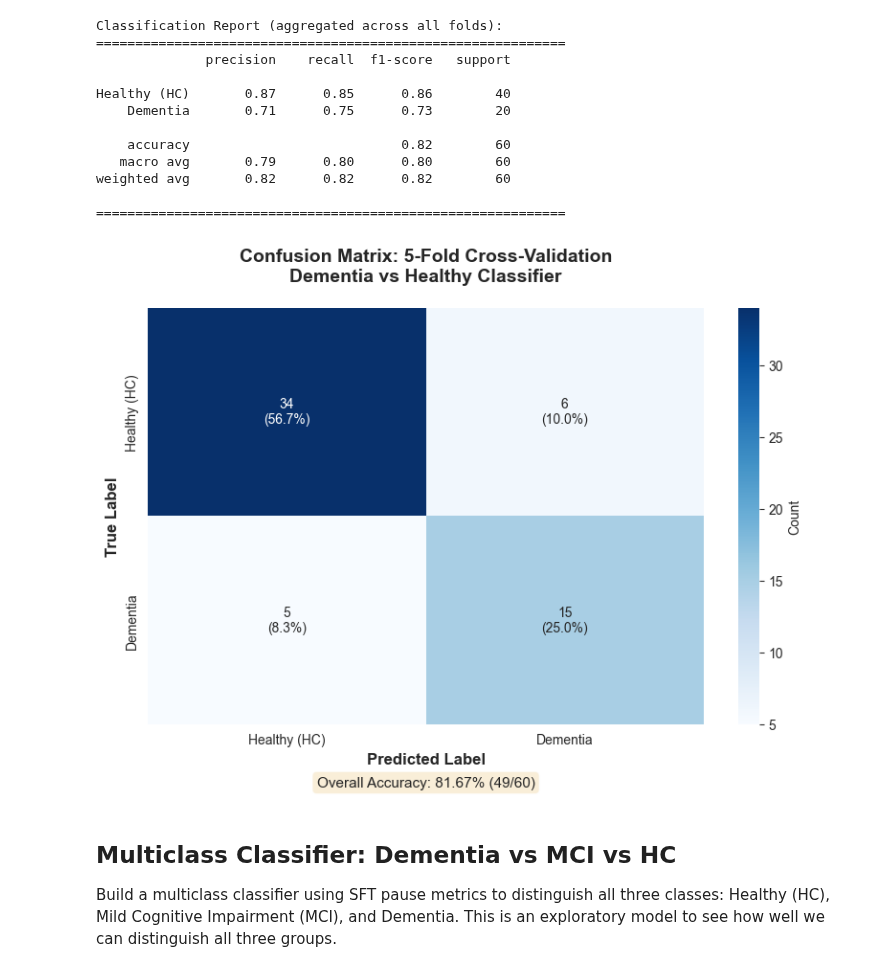
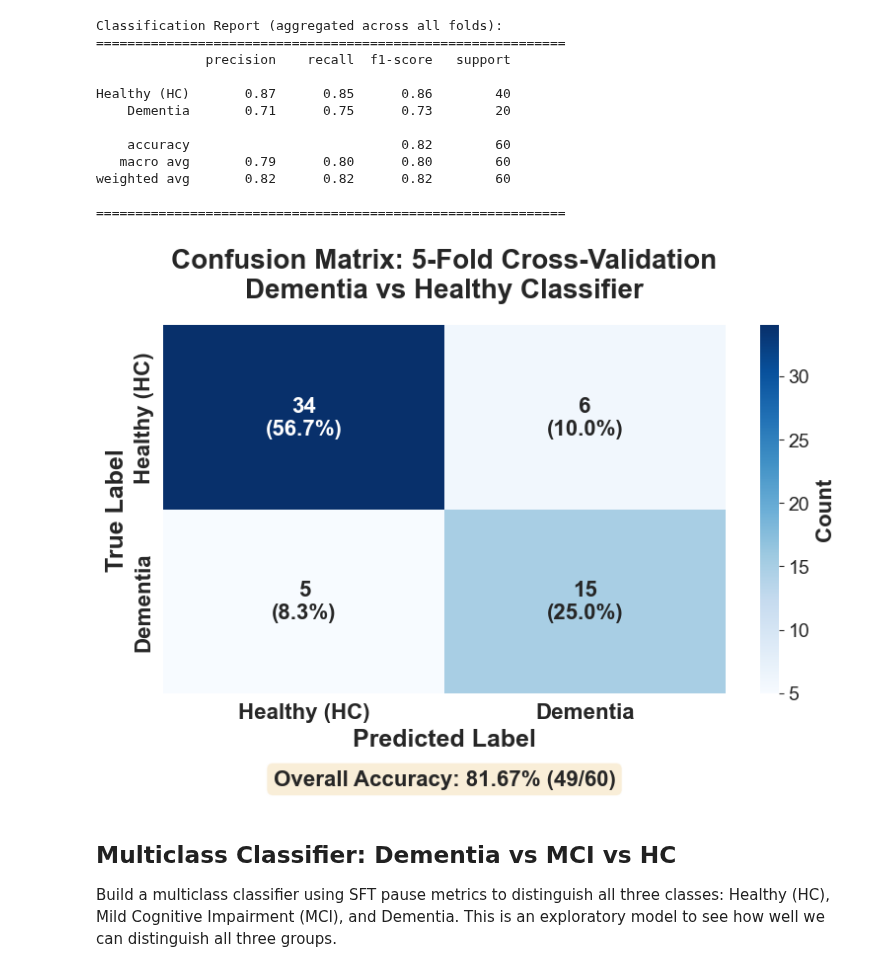
Before and after one commit to bentindal/cognospeak-pft-sft-pauses-data-analysis, a Jupyter notebook: transcript_analysis.ipynb, the cells around one changed output. Cells and saved outputs as stored; diff of their text form; code cells hidden in the pictures.

```diff
--- a/transcript_analysis.ipynb
+++ b/transcript_analysis.ipynb
@@ -451,45 +451,70 @@ weighted avg       0.82      0.82      0.82        60
 # %%
 # Plot confusion matrix
 fig, ax = plt.subplots(figsize=(8, 6))
 
 # Calculate percentages of total sample
 total_samples = cm.sum()
 cm_percent_total = cm.astype('float') / total_samples * 100
 
 # Create annotation labels with both count and percentage of total
 annot_labels = []
 for i in range(len(cm)):
     row = []
     for j in range(len(cm)):
         count = cm[i, j]
         percent = cm_percent_total[i, j]
         row.append(f'{count}\n({percent:.1f}%)')
     annot_labels.append(row)
 
 # Create heatmap with custom annotations
-sns.heatmap(cm, annot=annot_labels, fmt='', cmap='Blues',
-            xticklabels=['Healthy (HC)', 'Dementia'],
-            yticklabels=['Healthy (HC)', 'Dementia'],
-            cbar_kws={'label': 'Count'},
-            ax=ax)
+sns.heatmap(
+    cm,
+    annot=annot_labels,
+    fmt='',
+    cmap='Blues',
+    xticklabels=['Healthy (HC)', 'Dementia'],
+    yticklabels=['Healthy (HC)', 'Dementia'],
+    annot_kws={'fontsize': 16, 'fontweight': 'bold'},
+    cbar_kws={'label': 'Count'},
+    ax=ax
+)
 
-ax.set_xlabel('Predicted Label', fontsize=12, fontweight='bold')
-ax.set_ylabel('True Label', fontsize=12, fontweight='bold')
-ax.set_title('Confusion Matrix: 5-Fold Cross-Validation\nDementia vs Healthy Classifier',
-             fontsize=14, fontweight='bold', pad=20)
+# Increase tick label font sizes
+ax.set_xticklabels(ax.get_xticklabels(), fontsize=16, fontweight='bold')
+ax.set_yticklabels(ax.get_yticklabels(), fontsize=16, fontweight='bold')
+
+ax.set_xlabel('Predicted Label', fontsize=18, fontweight='bold')
+ax.set_ylabel('True Label', fontsize=18, fontweight='bold')
+ax.set_title(
+    'Confusion Matrix: 5-Fold Cross-Validation\nDementia vs Healthy Classifier',
+    fontsize=20,
+    fontweight='bold',
+    pad=20
+)
 
 # Add accuracy text
 total = cm.sum()
 correct = np.trace(cm)
 accuracy = correct / total
-ax.text(0.5, -0.15, f'Overall Accuracy: {accuracy*100:.2f}% ({correct}/{total})',
-        transform=ax.transAxes, ha='center', fontsize=11,
-        bbox=dict(boxstyle='round', facecolor='wheat', alpha=0.5))
+ax.text(
+    0.5, -0.25,
+    f'Overall Accuracy: {accuracy*100:.2f}% ({correct}/{total})',
+    transform=ax.transAxes,
+    ha='center',
+    fontsize=16,
+    fontweight='bold',
+    bbox=dict(boxstyle='round', facecolor='wheat', alpha=0.5)
+)
+
+# Increase colorbar label font size
+cbar = ax.collections[0].colorbar
+cbar.set_label('Count', fontsize=16, fontweight='bold')
+cbar.ax.tick_params(labelsize=14)
 
 plt.tight_layout()
 plt.show()
 # %% [output]
-[figure, old version]
+[figure, new version]
 # %% [markdown]
 ## Multiclass Classifier: Dementia vs MCI vs HC
 
```
Also changed, not shown: parts of 2 cells of this notebook, 5 other files.
